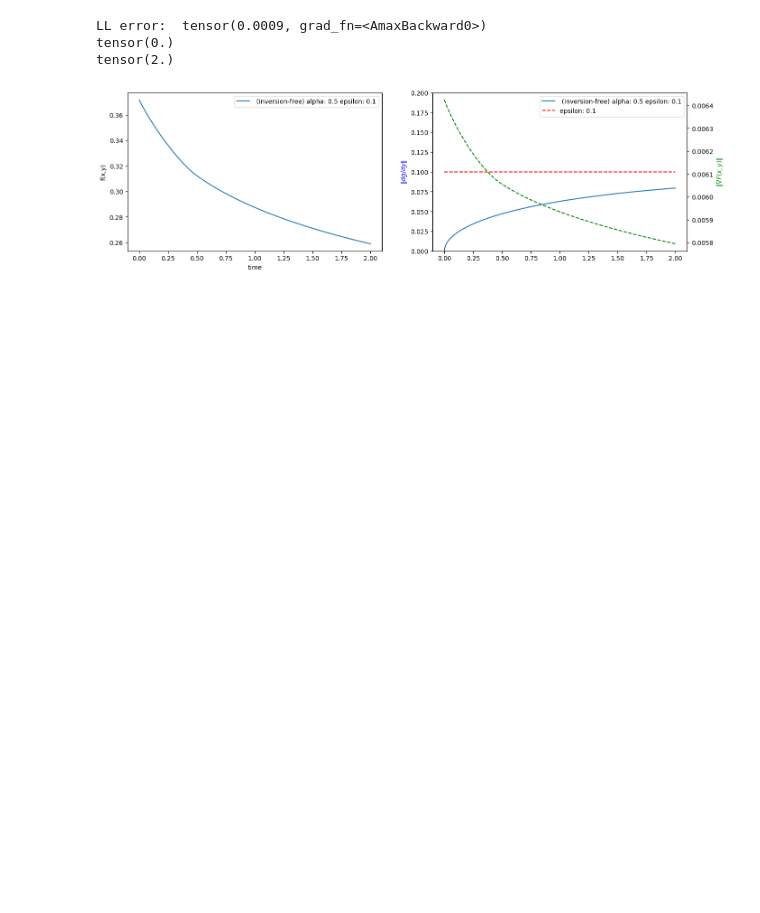
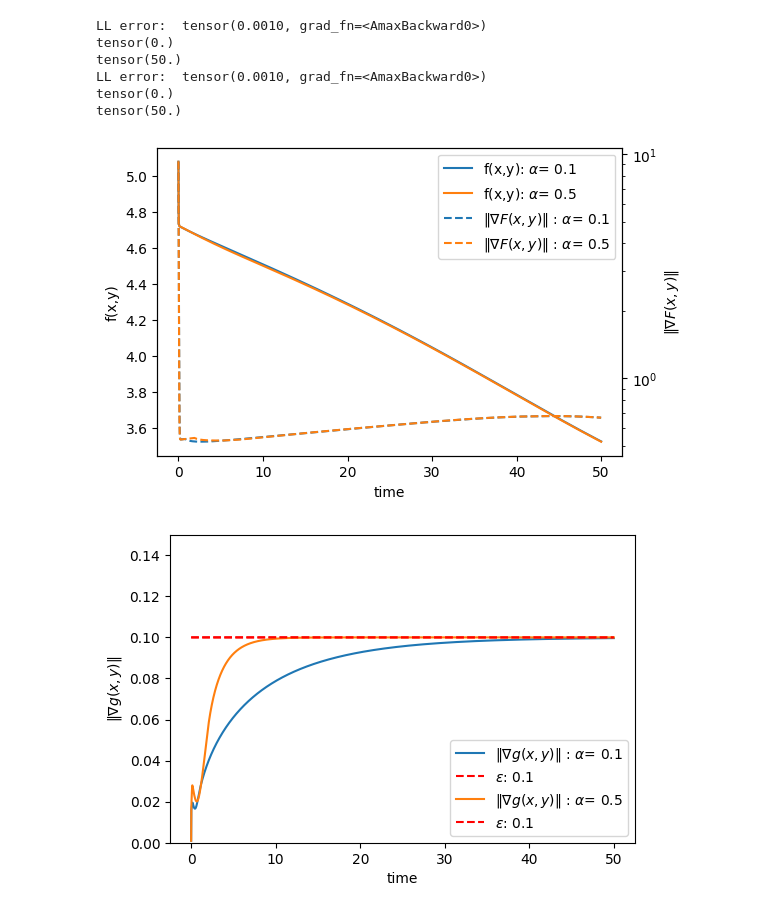
Before and after one commit to o4lc/SGF-BLO, a Jupyter notebook: continous.ipynb, the cells around one changed output. Cells and saved outputs as stored; diff of their text form; code cells hidden in the pictures; blank space fills up the shorter version.

Commit message:
finalizing the toy example

```diff
--- a/continous.ipynb
+++ b/continous.ipynb
@@ -5,8 +5,9 @@ import torchdiffeq
 import matplotlib.pyplot as plt
 # import cvxpy as cp
 # %%
-if False:
-    dimX=10; dimY=10
+toy_example = True
+if toy_example:
+    dimX=20; dimY=20
 
     c = torch.load('data/c.pt')
     d = torch.load('data/d.pt')
@@ -76,7 +77,7 @@ def calc_derivatives_analytic(x, y):
 
     return dfdx, dfdy, dgdx, dgdy, dgdyy, dgdyx
 
-# calc_derivatives = calc_derivatives_analytic
+calc_derivatives = calc_derivatives_analytic
 # %%
 def solveLL(x):
     y = torch.randn((dimY, 1), requires_grad=True, dtype=torch.float32)
@@ -131,55 +132,74 @@ def system(t, variables):
 
     return torch.cat((dxdt, dydt), 0)
 # %%
-plt.figure(figsize=(16, 10))
+fig1, axs = plt.subplots(1, 1, figsize=(6, 4))
+ax1 = axs;
+ax2 = axs.twinx()
+fig2, axs = plt.subplots(1, 1, figsize=(6, 4))
+ax3 = axs;
+lines=[]
+test_alpha = True
 # (False, None, None),
-for (inversionFree, alpha) in [(True, 0.5)]:
+for (inversionFree, alpha) in [(True, 0.1), (True, 0.5)]:
     for epsilon in [0.1]:
         torch.manual_seed(0)
         x = torch.randn((dimX, 1), requires_grad=True, dtype=torch.float32)
         y = solveLL(x)
-        #
         dfdx, dfdy, dgdx, dgdy, dgdyy, dgdyx = calc_derivatives(x, y)
         print('LL error: ', torch.linalg.norm(dgdy, 2))
         # Time points where the solution is computed
-        t = torch.linspace(0, 2, 500)
+        # t = torch.linspace(0, 400, 40000)
+        t = torch.linspace(0, 50, 5000)
+
 
         # Solve the system of ODEs
         initial_conditions = torch.cat((x, y), 0)
         dxdt = torch.zeros((dimX, 1))
         solution = torchdiffeq.odeint(system, initial_conditions, t, method='rk4')
 
         lossF, lossG, lossF2 = [], [], []
         for i in range(len(solution)):
             lossF.append(f(solution[i, :dimX], solution[i, dimX:])[0].detach().numpy())
             dfdx, dfdy, dgdx, dgdy, dgdyy, dgdyx = calc_derivatives(solution[i, :dimX], solution[i, dimX:])
             lossG.append(torch.linalg.norm(dgdy).detach().numpy())
             lossF2.append(torch.linalg.norm(dfdx - dgdyx.T @ dgdyy.inverse() @ dfdy).detach().numpy())
 
-        plt.subplot(2, 2, (1 if inversionFree else 3))
-        plt.plot(t, lossF, label= (' (inversion-free)' if inversionFree else ' Second-order') +\
-                        (' alpha: ' + str(alpha) + ' epsilon: ' + str(epsilon)))
-        plt.legend()
-        plt.xlabel('time')
-        plt.ylabel('f(x,y)')
+
+        line1,  = ax1.plot(t, lossF, label= ('f(x,y):' +
+                                            ((r' $\alpha$= ' + str(alpha)) if test_alpha else r' $\varepsilon$= ' + str(epsilon))))
+        line2,  = ax2.plot(t, lossF2, '--', label=(r'$\|\nabla F(x,y)\|$ :' +
+                                            ((r' $\alpha$= ' + str(alpha)) if test_alpha else r' $\varepsilon$= ' + str(epsilon))))
+        lines.append(line1); lines.append(line2)
         # -----------------------------------------------------
-        ax1 = plt.subplot(2, 2, 1 * (1 if inversionFree else 3) + 1)
-        ax2 = ax1.twinx()
-        ax1.plot(t, lossG, label=(' (inversion-free)' if inversionFree else ' Second-order') +\
-                        (' alpha: ' + str(alpha) + ' epsilon: ' + str(epsilon)))
-        ax1.plot(t, [epsilon] * len(t), 'r--', label='epsilon: ' + str(epsilon))
-        ax2.plot(t, lossF2, 'g--', label=r'$\|df/dx\|$')
-        ax1.legend()
-        plt.xlabel('time')
-        ax1.set_ylabel(r'$\|dg/dy\|$', color='blue')
-        ax1.set_ylim([0, 2 * epsilon])
-        ax2.set_ylabel(r'$\|\nabla F(x,y)\|$', color='green')
+        ax3.plot(t, lossG, label=(r'$\|\nabla g(x,y)\|$ :' +
+                                    ((r' $\alpha$= ' + str(alpha)) if test_alpha else r' $\varepsilon$= ' + str(epsilon))))
+
+        ax3.plot(t, [epsilon] * len(t), 'r--', label=r'$\varepsilon$: ' + str(epsilon))
+
+lines = np.array(lines)[[0, 2, 1, 3]]
+ax1.legend(lines, [line.get_label() for line in lines], loc='best')
+ax1.set_xlabel('time')
+ax1.set_ylabel('f(x,y)')
+ax2.set_ylabel(r'$\|\nabla F(x,y)\|$')
+ax2.set_yscale('log')
+
+ax3.legend()
+ax3.set_xlabel('time')
+ax3.set_ylabel(r'$\|\nabla g(x,y)\|$')
+ax3.set_ylim([0, 1.5 * epsilon])
 
 
-plt.show()
+# plt.tight_layout()
+fig1.savefig('Result/' + ('toy_example' if toy_example else 'DHC') + str(test_alpha) + '-up' + '.pdf', dpi=300)
+fig2.savefig('Result/' + ('toy_example' if toy_example else 'DHC') + str(test_alpha) + '-low' + '.pdf', dpi=300)
+# plt.show()
 # %% [output]
-LL error:  tensor(0.0009, grad_fn=<AmaxBackward0>)
+LL error:  tensor(0.0010, grad_fn=<AmaxBackward0>)
 tensor(0.)
-tensor(2.)
+tensor(50.)
+LL error:  tensor(0.0010, grad_fn=<AmaxBackward0>)
+tensor(0.)
+tensor(50.)
-[figure, old version]
+[figure, new version]
+[figure, added]
 # %%
```
Also changed, not shown: parts of 1 cell of this notebook, 15 other files.
